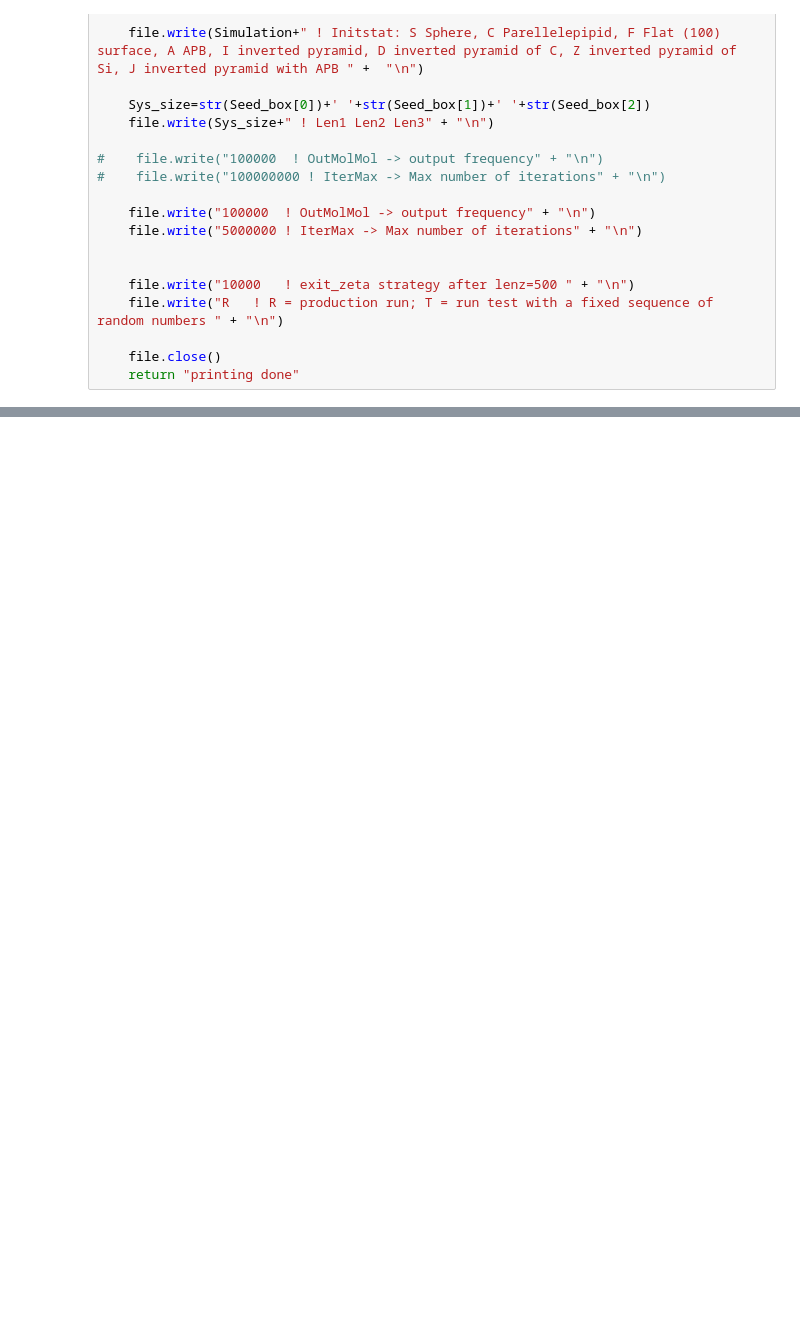
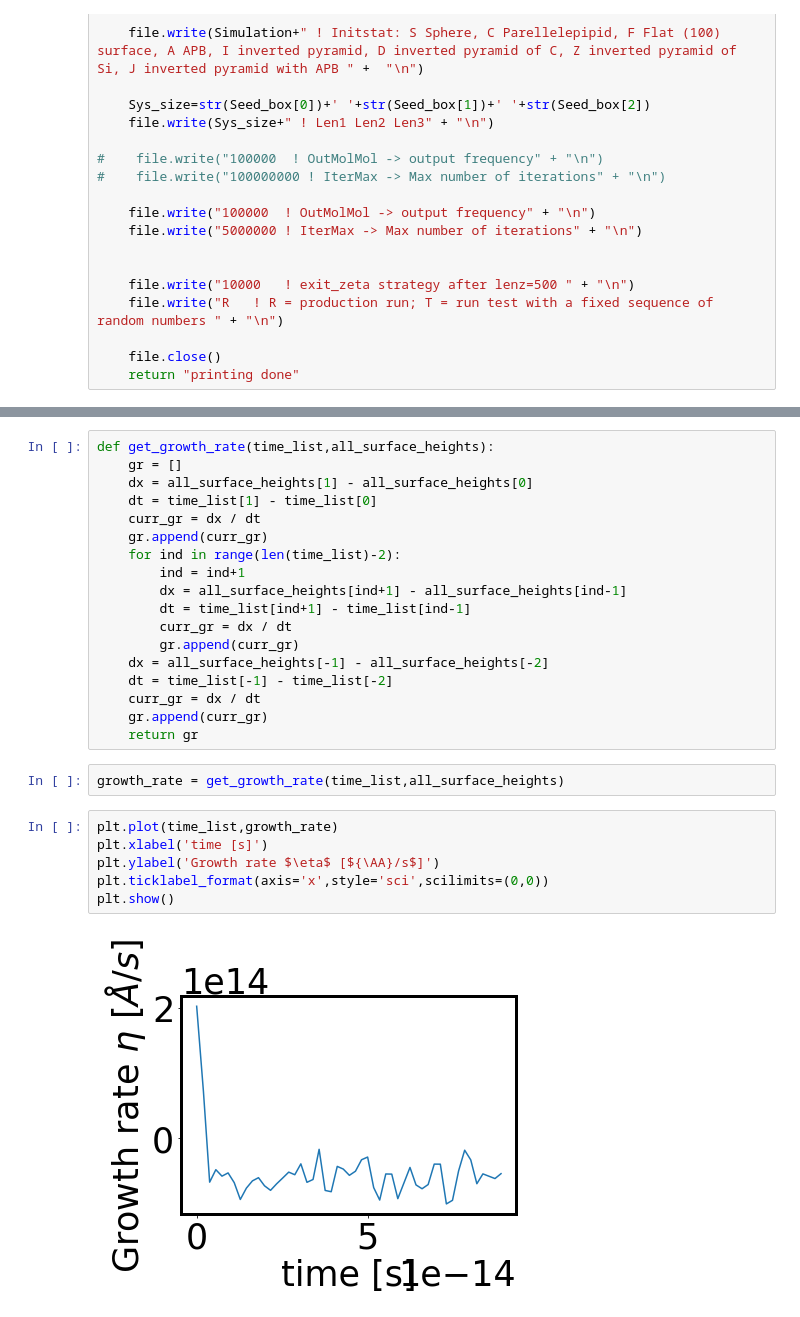
Before and after one commit to giuseppefisicaro/mulskips, a Jupyter notebook: jupyter-notebooks/calibrations/vapor-pressure-3C-SiC-delta-T.ipynb, the cells around one changed output, grey strips where cells are left out. Saved outputs shown, nothing was run; the diff lists cells and outputs as text; blank space fills up the shorter version.

```diff
--- a/jupyter-notebooks/calibrations/vapor-pressure-3C-SiC-delta-T.ipynb
+++ b/jupyter-notebooks/calibrations/vapor-pressure-3C-SiC-delta-T.ipynb
@@ -525,0 +854,28 @@ print_file_input(filename,PtransE_Si,PtransE_C,PtransD,PtransZig,Simulation,Seed
+# %%
+def get_growth_rate(time_list,all_surface_heights):
+    gr = []
+    dx = all_surface_heights[1] - all_surface_heights[0]
+    dt = time_list[1] - time_list[0]
+    curr_gr = dx / dt
+    gr.append(curr_gr)
+    for ind in range(len(time_list)-2):
+        ind = ind+1
+        dx = all_surface_heights[ind+1] - all_surface_heights[ind-1]
+        dt = time_list[ind+1] - time_list[ind-1]
+        curr_gr = dx / dt
+        gr.append(curr_gr)
+    dx = all_surface_heights[-1] - all_surface_heights[-2]
+    dt = time_list[-1] - time_list[-2]
+    curr_gr = dx / dt
+    gr.append(curr_gr)
+    return gr
+# %%
+growth_rate = get_growth_rate(time_list,all_surface_heights)
+# %%
+plt.plot(time_list,growth_rate)
+plt.xlabel('time [s]')
+plt.ylabel('Growth rate $\eta$ [${\AA}/s$]')
+plt.ticklabel_format(axis='x',style='sci',scilimits=(0,0))
+plt.show()
+# %% [output]
+[figure, added]
```
Also changed, not shown: parts of 42 cells of this notebook, 3 other files.
